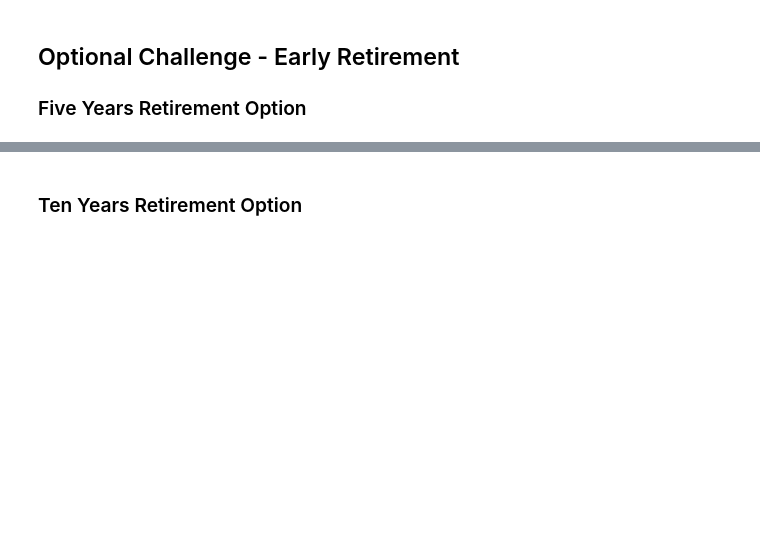
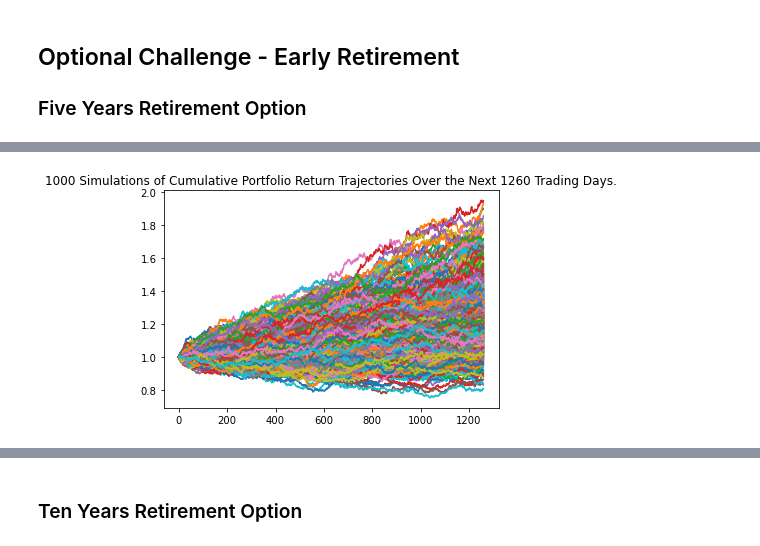
Before and after one commit to MoBerr/API_FInancial-Planner, a Jupyter notebook: Instructions/Starter_Code/financial-planner.ipynb, the cells around one changed output, grey strips where cells are left out. Cells and saved outputs as stored; diff of their text form; code cells hidden in the pictures; blank space fills up the shorter version.

```diff
--- a/Instructions/Starter_Code/financial-planner.ipynb
+++ b/Instructions/Starter_Code/financial-planner.ipynb
@@ -208,4 +339,12 @@ print(f"There is a 95% chance that an initial investment of ${initial_investment
 
 
 ### Five Years Retirement Option
+# %%
+# Configuring a Monte Carlo simulation to forecast 5 years cumulative returns
+MCSIMULATION_5Y = MCSimulation(
+    portfolio_data= df_stock_data,
+    weights = [.80 , .20],
+    num_simulation = 1000,
+    num_trading_days = 252*5
+)
 # %%
@@ -220,2 +384,7 @@ print(f"There is a 95% chance that an initial investment of ${initial_investment
+# %%
+# Plot simulation outcomes
+line_plot = MCSIMULATION_5Y.plot_simulation() #########how to change the size of te figure
+# %% [output]
+[figure, added]
 # %%
 # Plot probability distribution and confidence intervals
```
Also changed, not shown: parts of 34 cells of this notebook.
